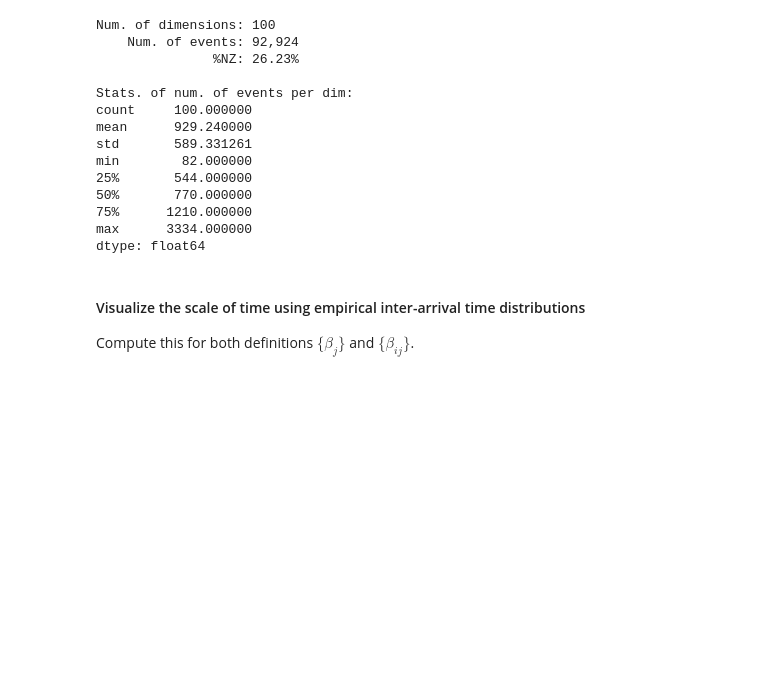
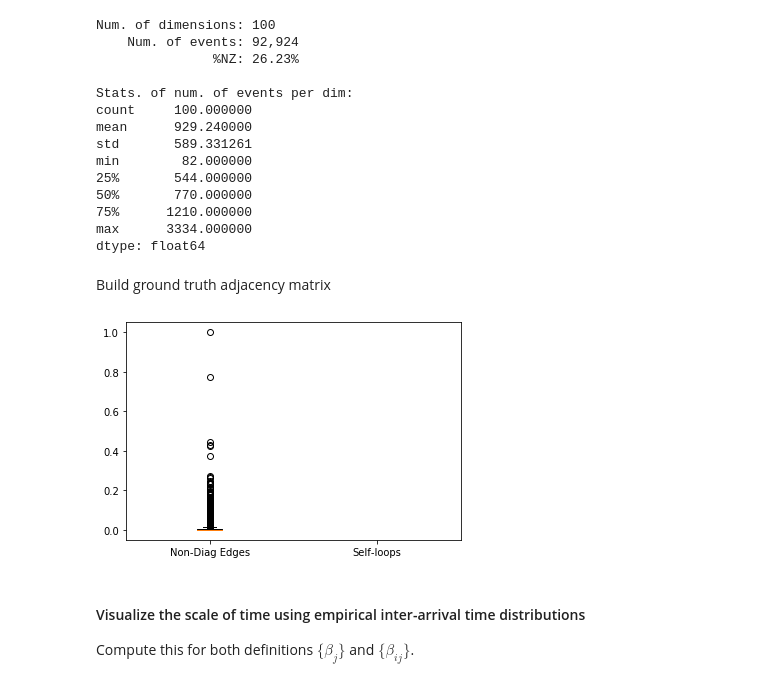
Before and after one commit to trouleau/var-wold, a Jupyter notebook: notebook/real-datasets/1-wt-email-Eu-core.ipynb, the cells around one changed output. Drawn from its saved outputs; the diff is of its cells as text; code cells hidden in the pictures; blank space fills up the shorter version.

```diff
--- a/notebook/real-datasets/1-wt-email-Eu-core.ipynb
+++ b/notebook/real-datasets/1-wt-email-Eu-core.ipynb
@@ -73,3 +74,5 @@ min        82.000000
 75%      1210.000000
 max      3334.000000
 dtype: float64
+# %% [markdown]
+Build ground truth adjacency matrix
@@ -76,3 +82,9 @@ dtype: float64
+# %%
+diag_mask = np.eye(len(adjacency_true)).astype(bool)
+plt.boxplot([adjacency_true[~diag_mask & (adjacency_true > 0)], adjacency_true[diag_mask & (adjacency_true > 0)]],
+            labels=['Non-Diag Edges', 'Self-loops']);
+# %% [output]
+[figure, added]
 # %% [markdown]
 #### Visualize the scale of time using empirical inter-arrival time distributions
 
```
Also changed, not shown: parts of 18 cells of this notebook, 7 other files.
